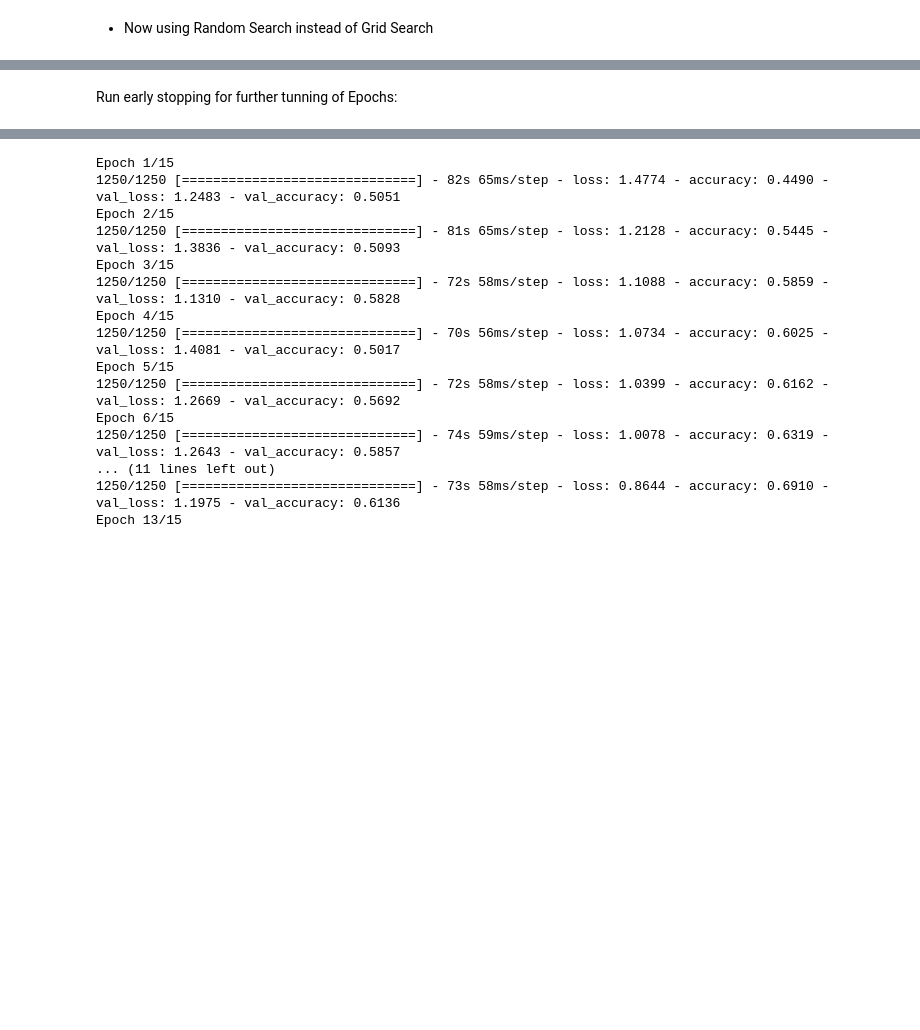
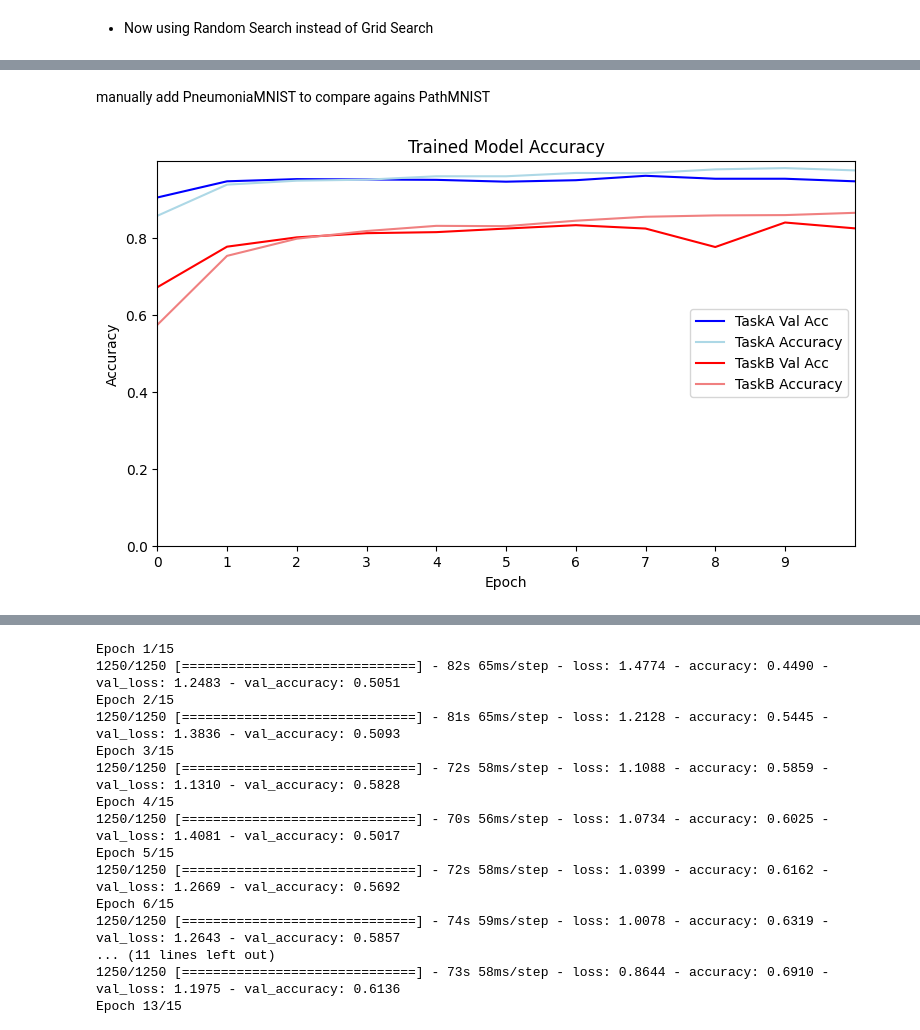
Before and after one commit to roct/mednmist_ucl, a Jupyter notebook: B/taskB.ipynb, the cells around one changed output, grey strips where cells are left out. Saved outputs shown, nothing was run; the diff lists cells and outputs as text; code cells hidden in the pictures; blank space fills up the shorter version.

```diff
--- a/B/taskB.ipynb
+++ b/B/taskB.ipynb
@@ -173 +166,26 @@ Best Score: 0.6627199947834015
+# %%
+def create_CNN_model(num_layers=1, nodes=64, activation='relu', learning_rate=0.001):
+    model = tf.keras.Sequential()
+    for i in range(num_layers):
+        if i == 0:
+            model.add(layers.Conv2D(nodes, activation=activation, kernel_size=(3, 3), input_shape=(28, 28, 3)))
+        else:
+            model.add(layers.Conv2D(nodes, activation=activation, kernel_size=(3, 3)))
+    # model.add(layers.MaxPool2D()),
+    model.add(layers.Flatten())
+    model.add(layers.Dense(9, activation='softmax'))
+    opt = tf.keras.optimizers.Adam(learning_rate=learning_rate)
+    model.compile(optimizer=opt,
+                  loss=tf.keras.losses.SparseCategoricalCrossentropy(),
+                  metrics=['accuracy'])
+    return model
+
+def tune_model(X, y, param_distributions):
+    model = KerasClassifier(build_fn=create_CNN_model, verbose=0)
+    rand_search = RandomizedSearchCV(estimator=model, param_distributions=param_distributions, cv=5)
+    rand_search.fit(X, y)
+    return rand_search.best_params_, rand_search.best_score_
+
+param_distributions = {'num_layers': [5, 6, 7], 'nodes':[32], 'activation': ['relu'], 'batch_size': [32],
+              'epochs': [8, 11], 'learning_rate': [0.001]}
 # %% [markdown]
@@ -174,7 +193,7 @@ Best Score: 0.6627199947834015
 Create an optimal model according with the previous hyperparameter tunning:
 # %%
-optimal_model = create_CNN_model(num_layers=5, nodes=32, activation='relu', learning_rate=0.001)
-optimal_model.fit(train_val_images, train_val_labels, epochs=11, batch_size=32, validation_split=0.2, verbose=0)
+optimal_model = create_CNN_model(num_layers=7, nodes=32, activation='relu', learning_rate=0.001)
+training_optimal = optimal_model.fit(train_val_images, train_val_labels, epochs=20, batch_size=32, validation_split=0.2, verbose=0)
 optimal_eval = optimal_model.evaluate(test_images, test_labels, verbose=1)
 display(f"Optimal CNN evaluation score: {optimal_eval[1]}")
 # %% [output]
@@ -183,2 +202,2 @@ display(f"Optimal CNN evaluation score: {optimal_eval[1]}")
-# %% [markdown]
-Run early stopping for further tunning of Epochs:
+# %% [markdown]
+manually add PneumoniaMNIST to compare agains PathMNIST
@@ -184,0 +249,18 @@ Run early stopping for further tunning of Epochs:
+# %%
+fig, ax = plt.subplots(figsize=(9, 5))
+ax.plot(PneumoniaMNIST_val_acc, label='TaskA Val Acc', color='blue')
+ax.plot(PneumoniaMNIST_acc, label='TaskA Accuracy', color='lightblue')
+ax.plot(PathMNIST_val_acc, label='TaskB Val Acc', color='red')
+ax.plot(PathMNIST_acc, label='TaskB Accuracy', color='lightcoral')
+ax.set_title('Trained Model Accuracy')
+ax.set_ylabel('Accuracy')
+ax.set_xlabel('Epoch')
+ax.legend(loc='right')
+ax.set_xlim(0, 10)
+ax.set_ylim(0, 1)
+ax.set_xticks(np.arange(0, 10, 1))
+ax.set_yticks(np.arange(0, 1, .2))
+plt.savefig('trained-models.png')
+plt.show()
+# %% [output]
+[figure, added]
```
Also changed, not shown: parts of 11 cells of this notebook, 3 other files.
